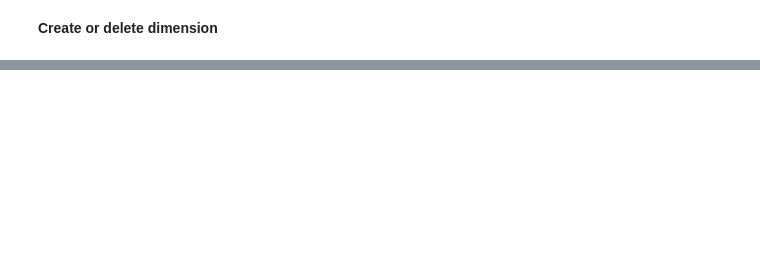
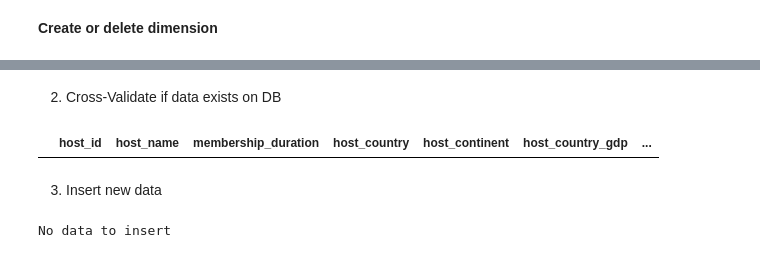
Before and after one commit to beatriz-lima/TPD-Airbnb-Data, a Jupyter notebook: Notebooks/ETL_Host.ipynb, the cells around one changed output, grey strips where cells are left out. Cells and saved outputs as stored; diff of their text form; code cells hidden in the pictures; blank space fills up the shorter version.

```diff
--- a/Notebooks/ETL_Host.ipynb
+++ b/Notebooks/ETL_Host.ipynb
@@ -232,7 +233,7 @@ host_id = [h for h in df['host_id']]
 names = [n for n in df['host_name']]
 membership_duration = [get_host_membership_duration(d) for d in df['host_since']]
 country = [get_host_country(l) for l in df['host_location']]
-continent = [get_host_conthinent(c) for c in country]
+continent = [get_host_continent(c) for c in country]
 gdp = [get_host_country_gdp(c) for c in country]
 response_time = [get_host_response_time(t) for t in df['host_response_time']]
 superhost = [get_host_is_superhost(b) for b in df['host_is_superhost']]
@@ -393,8 +419,22 @@ def insert_data(df, table_name, conn):
+# %% [markdown]
+2. Cross-Validate if data exists on DB
+# %%
+columns = ['host_name', 'membership_duration','host_country', 'host_continent',
+           'host_country_gdp', 'host_response_time', 'host_is_superhost', 'host_is_verified']
+
+df_etl = get_data_to_insert(host_dimension_processed, df_sql, columns=columns)
+df_etl.head()
+# %% [output]
+|  | host_id | host_name | membership_duration | host_country | host_continent | host_country_gdp | ... |
+# %% [markdown]
+3. Insert new data
 # %%
-if len(host_dimension_processed) > 0:
+if len(df_etl) > 0:
     table_name = 'Host'
     conn = pg.connect(host = host_di, database = db_di, user = user_di, password = pwd)
-    success = insert_data(host_dimension_processed,table_name, conn)
+    success = insert_data(df_etl,table_name, conn)
     conn.close()
     if success == True: print('Data inserted succefully')
 else: print('No data to insert')
+# %% [output]
+No data to insert
```
Also changed, not shown: parts of 7 cells of this notebook, 1 other file.
